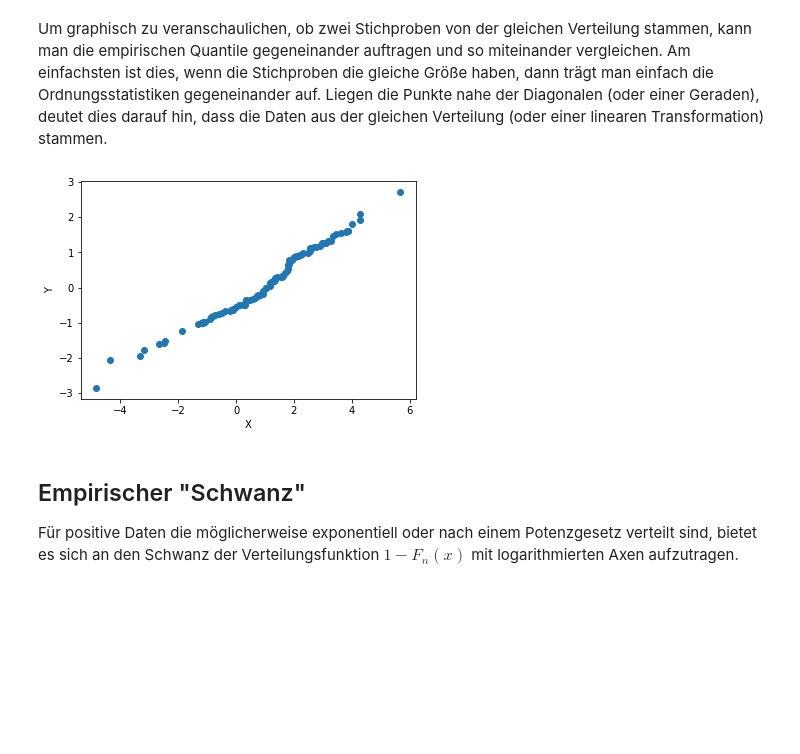
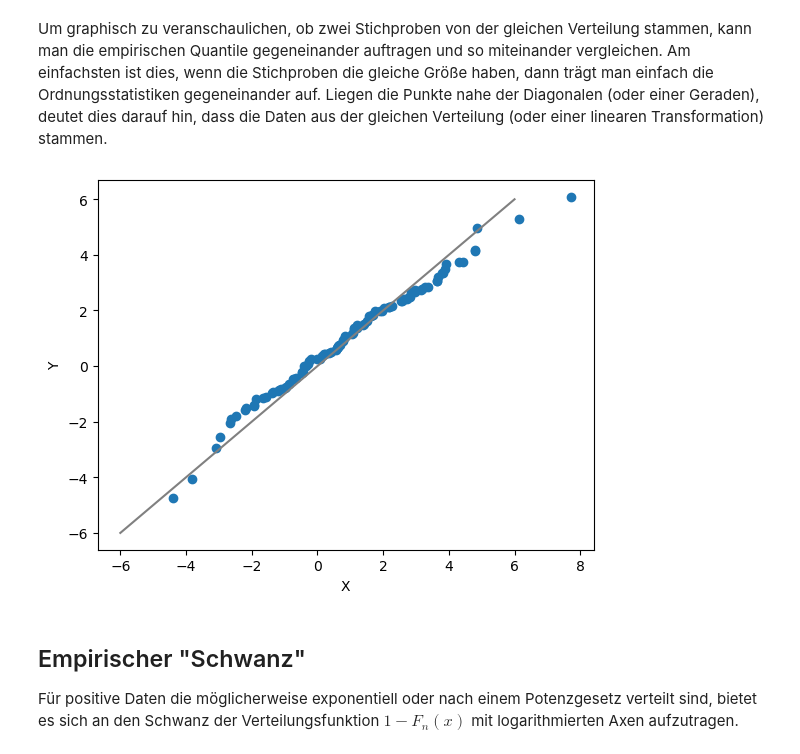
Before and after one commit to sgrosskinsky/Stochastik, a Jupyter notebook: Vorlesung/Graphische_Datenanalyse.ipynb, the cells around one changed output. Saved outputs shown, nothing was run; the diff lists cells and outputs as text; code cells hidden in the pictures; blank space fills up the shorter version.

```diff
--- a/Vorlesung/Graphische_Datenanalyse.ipynb
+++ b/Vorlesung/Graphische_Datenanalyse.ipynb
@@ -72,18 +72,22 @@ pylab.show()
 # %% [markdown]
 Um graphisch zu veranschaulichen, ob zwei Stichproben von der gleichen Verteilung stammen, kann man die empirischen Quantile gegeneinander auftragen und so miteinander vergleichen. Am einfachsten ist dies, wenn die Stichproben die gleiche Größe haben, dann trägt man einfach die Ordnungsstatistiken gegeneinander auf. Liegen die Punkte nahe der Diagonalen (oder einer Geraden), deutet dies darauf hin, dass die Daten aus der gleichen Verteilung (oder einer linearen Transformation) stammen.
 # %%
-data2=np.random.normal(0,1,100)
+data2=np.random.normal(1,2,100)
 #data2=np.random.exponential(1,100)
 
+x = np.linspace(-6, 6, 500)
+y = x
+plt.plot(x, y, color='gray')
+
 # Quantile-quantile plot
-plt.figure()
+# plt.figure()
 plt.scatter(np.sort(data), np.sort(data2))
 plt.xlabel('X')
 plt.ylabel('Y')
 plt.show()
 plt.close()
 # %% [output]
-[figure, old version]
+[figure, new version]
 # %% [markdown]
 ## Empirischer "Schwanz"
 Für positive Daten die möglicherweise exponentiell oder nach einem Potenzgesetz verteilt sind, bietet es sich an den Schwanz der Verteilungsfunktion $1-F_n (x)$ mit logarithmierten Axen aufzutragen.
```
Also changed, not shown: parts of 20 cells of this notebook, 4 other files.
